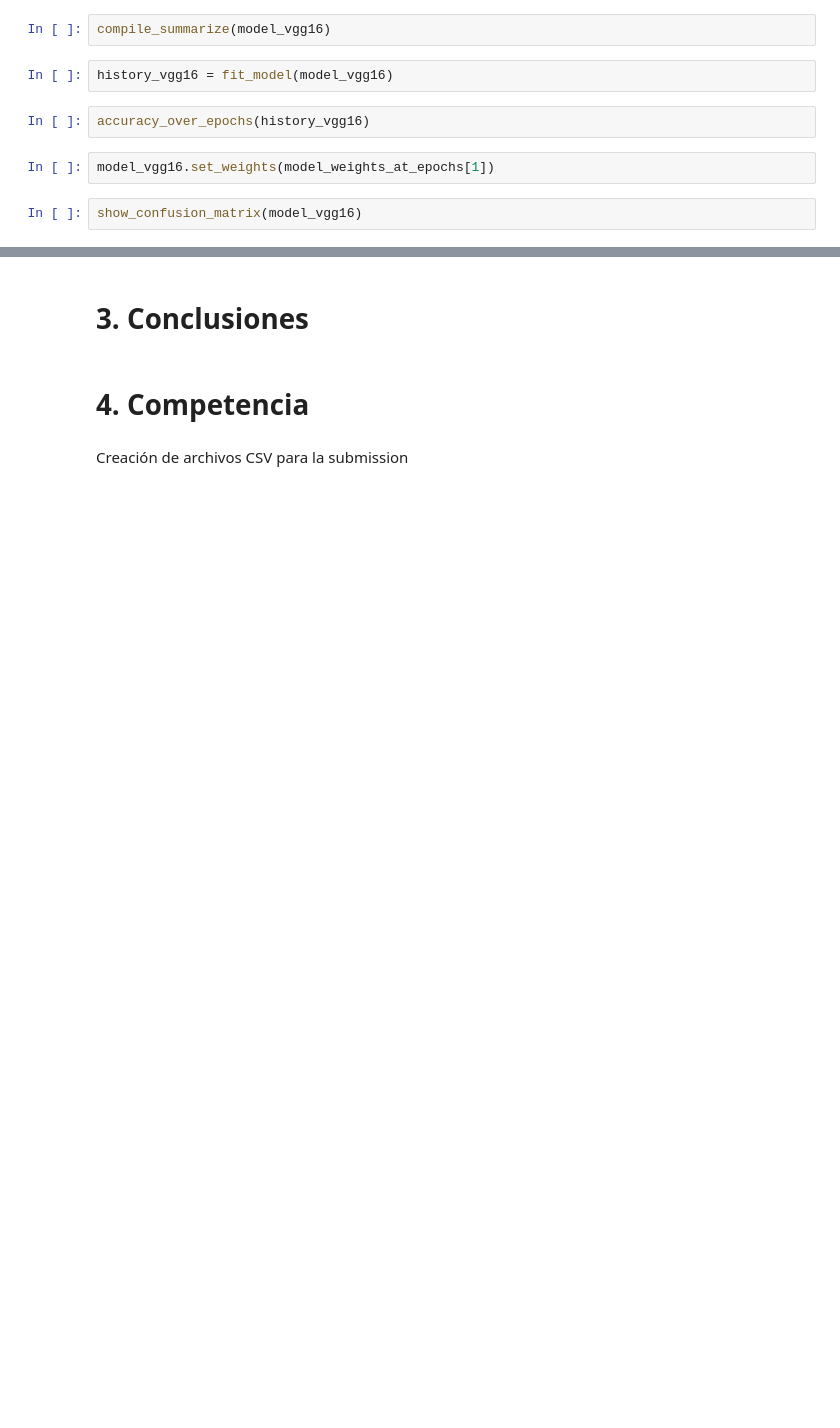
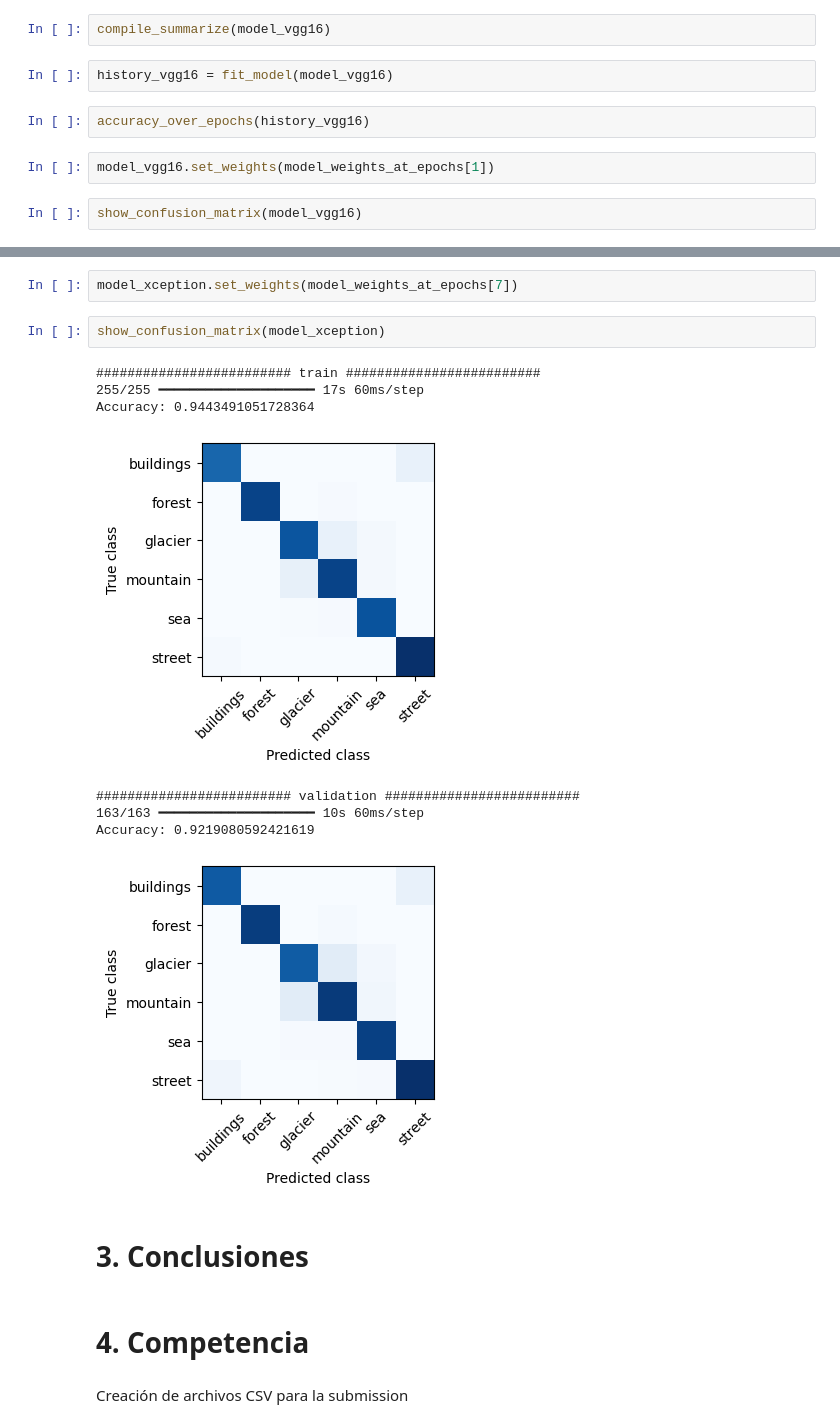
Before and after one commit to BonafedeMarco/UCSE-ML-TP2-2024, a Jupyter notebook: tp2_places.ipynb, the cells around one changed output, grey strips where cells are left out. Saved outputs shown, nothing was run; the diff lists cells and outputs as text; blank space fills up the shorter version.

```diff
--- a/tp2_places.ipynb
+++ b/tp2_places.ipynb
@@ -331,3 +523,16 @@ show_confusion_matrix(model_vgg16)
+# %%
+model_xception.set_weights(model_weights_at_epochs[7])
+# %%
+show_confusion_matrix(model_xception)
+# %% [output]
+######################### train #########################
+255/255 ━━━━━━━━━━━━━━━━━━━━ 17s 60ms/step
+Accuracy: 0.9443491051728364
+[figure, added]
+######################### validation #########################
+163/163 ━━━━━━━━━━━━━━━━━━━━ 10s 60ms/step
+Accuracy: 0.9219080592421619
+[figure, added]
 # %% [markdown]
 # 3. Conclusiones
 # %% [markdown]
```
Also changed, not shown: parts of 32 cells of this notebook.
